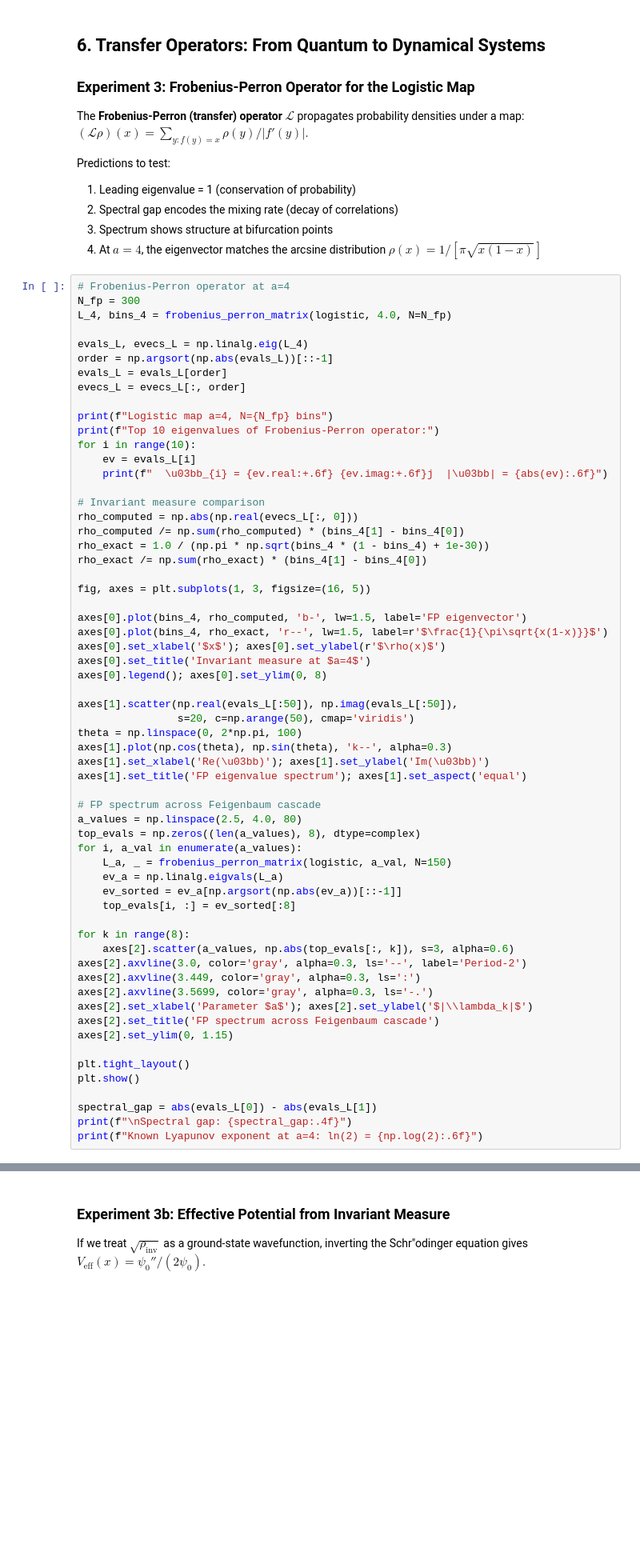
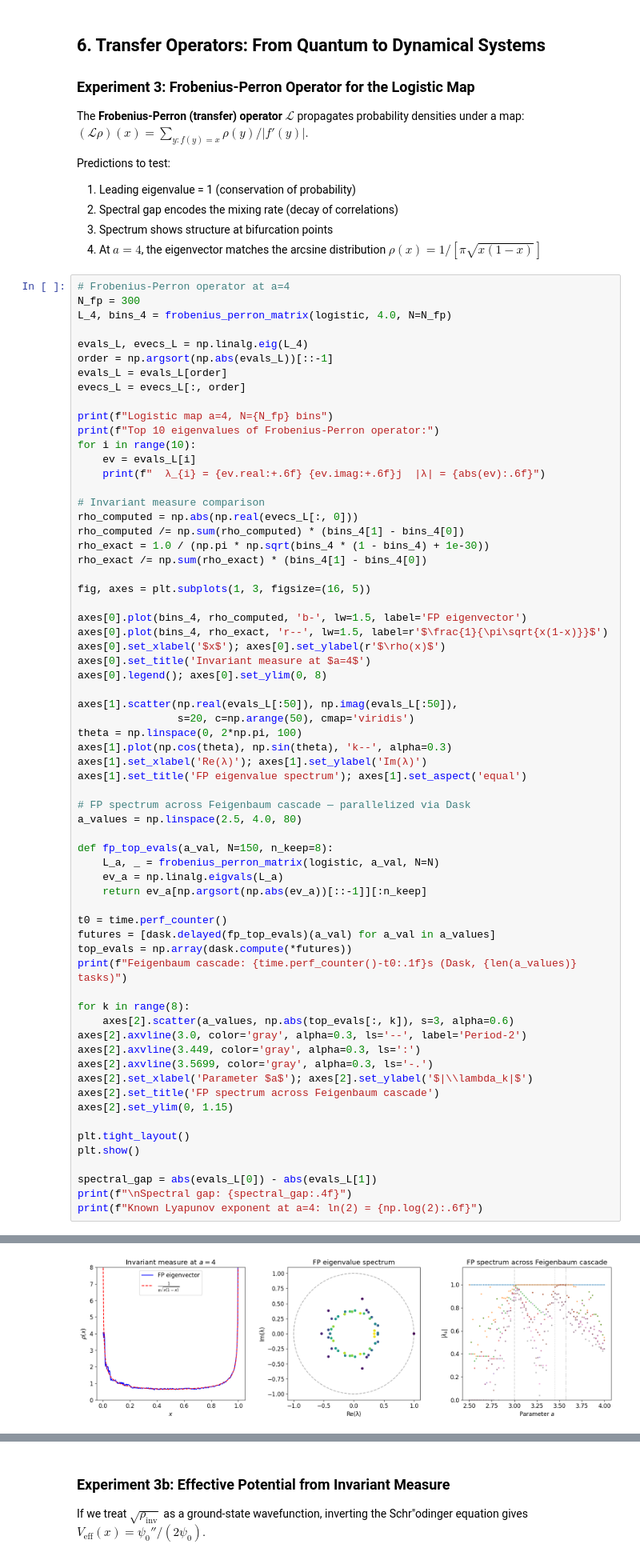
Before and after one commit to Keenan-M-Stone/Petrification, a Jupyter notebook: notebooks/turbiner_riccati_bloch.ipynb, the cells around one changed output, grey strips where cells are left out. Shown at 80% size. Drawn from its saved outputs; the diff is of its cells as text; blank space fills up the shorter version.

```diff
--- a/notebooks/turbiner_riccati_bloch.ipynb
+++ b/notebooks/turbiner_riccati_bloch.ipynb
@@ -403,7 +533,7 @@ print(f"Logistic map a=4, N={N_fp} bins")
 print(f"Top 10 eigenvalues of Frobenius-Perron operator:")
 for i in range(10):
     ev = evals_L[i]
-    print(f"  \u03bb_{i} = {ev.real:+.6f} {ev.imag:+.6f}j  |\u03bb| = {abs(ev):.6f}")
+    print(f"  λ_{i} = {ev.real:+.6f} {ev.imag:+.6f}j  |λ| = {abs(ev):.6f}")
 
 # Invariant measure comparison
 rho_computed = np.abs(np.real(evecs_L[:, 0]))
@@ -423,17 +553,21 @@ axes[1].scatter(np.real(evals_L[:50]), np.imag(evals_L[:50]),
                 s=20, c=np.arange(50), cmap='viridis')
 theta = np.linspace(0, 2*np.pi, 100)
 axes[1].plot(np.cos(theta), np.sin(theta), 'k--', alpha=0.3)
-axes[1].set_xlabel('Re(\u03bb)'); axes[1].set_ylabel('Im(\u03bb)')
+axes[1].set_xlabel('Re(λ)'); axes[1].set_ylabel('Im(λ)')
 axes[1].set_title('FP eigenvalue spectrum'); axes[1].set_aspect('equal')
 
-# FP spectrum across Feigenbaum cascade
+# FP spectrum across Feigenbaum cascade — parallelized via Dask
 a_values = np.linspace(2.5, 4.0, 80)
-top_evals = np.zeros((len(a_values), 8), dtype=complex)
-for i, a_val in enumerate(a_values):
-    L_a, _ = frobenius_perron_matrix(logistic, a_val, N=150)
+
+def fp_top_evals(a_val, N=150, n_keep=8):
+    L_a, _ = frobenius_perron_matrix(logistic, a_val, N=N)
     ev_a = np.linalg.eigvals(L_a)
-    ev_sorted = ev_a[np.argsort(np.abs(ev_a))[::-1]]
-    top_evals[i, :] = ev_sorted[:8]
+    return ev_a[np.argsort(np.abs(ev_a))[::-1]][:n_keep]
+
+t0 = time.perf_counter()
+futures = [dask.delayed(fp_top_evals)(a_val) for a_val in a_values]
+top_evals = np.array(dask.compute(*futures))
+print(f"Feigenbaum cascade: {time.perf_counter()-t0:.1f}s (Dask, {len(a_values)} tasks)")
 
 for k in range(8):
     axes[2].scatter(a_values, np.abs(top_evals[:, k]), s=3, alpha=0.6)
@@ -450,3 +584,4 @@ plt.show()
 spectral_gap = abs(evals_L[0]) - abs(evals_L[1])
 print(f"\nSpectral gap: {spectral_gap:.4f}")
 print(f"Known Lyapunov exponent at a=4: ln(2) = {np.log(2):.6f}")
+# %% [output]
@@ -452,0 +601 @@ print(f"Known Lyapunov exponent at a=4: ln(2) = {np.log(2):.6f}")
+[figure, added]
```
Also changed, not shown: parts of 16 cells of this notebook, 12 other files.
